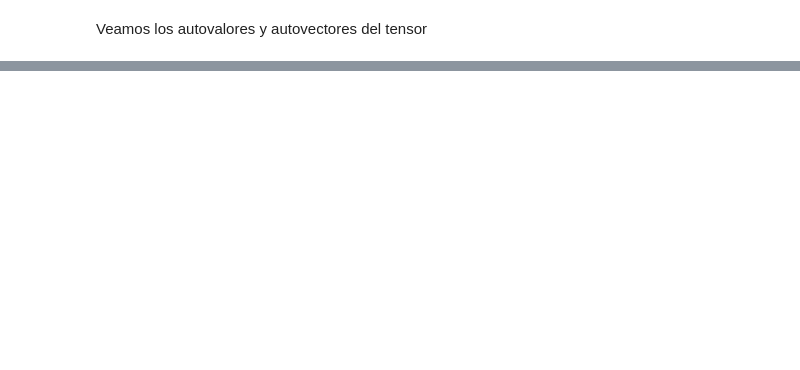
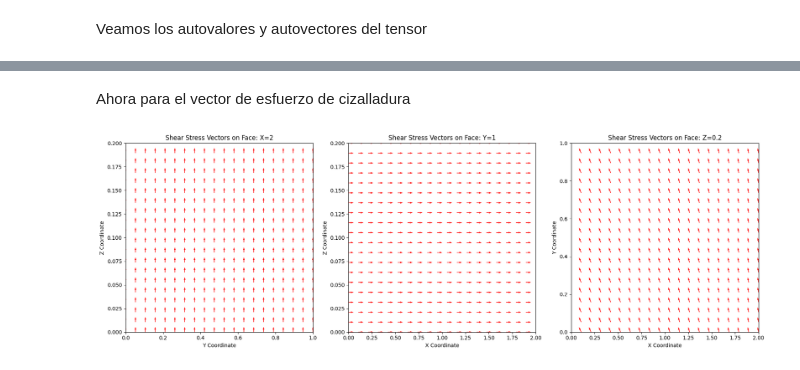
Before and after one commit to andromedalactea/Continuus_Mechanics, a Jupyter notebook: Homeworks/MCON_Tarea3_TensorDeEsfuerzosYDeformación.ipynb, the cells around one changed output, grey strips where cells are left out. Drawn from its saved outputs; the diff is of its cells as text; code cells hidden in the pictures; blank space fills up the shorter version.

```diff
--- a/Homeworks/MCON_Tarea3_TensorDeEsfuerzosYDeformación.ipynb
+++ b/Homeworks/MCON_Tarea3_TensorDeEsfuerzosYDeformación.ipynb
@@ -603,0 +716,51 @@ La siguiente función generliza este proceso de rotación y diagonalización par
+# %% [markdown]
+Ahora para el vector de esfuerzo de cizalladura
+# %%
+# Función para calcular el vector de esfuerzo de cizalladura y generar un mapa de campo vectorial
+def shear_stress_vector_field(sigma, n_vector, x_range, y_range, const_value, subplot_pos, fixed_var):
+
+    n = sp.Matrix(n_vector)
+    t_n = sigma * n
+    sigma_n = t_n.dot(n)
+    tau_n = t_n - sigma_n * n
+
+    # Variables para el gráfico
+    x_var, y_var = {X, Y, Z} - {fixed_var} # Eliminar la variable fija
+    x_var, y_var = sorted([x_var, y_var], key=str)
+
+    # Convertir las expresiones simbólicas a funciones numéricas
+    tau_n_func_x = sp.lambdify((x_var, y_var), tau_n[0].subs(fixed_var, const_value))
+    tau_n_func_y = sp.lambdify((x_var, y_var), tau_n[1].subs(fixed_var, const_value))
+    tau_n_func_z = sp.lambdify((x_var, y_var), tau_n[2].subs(fixed_var, const_value))
+
+    # Crear un grid de valores para las variables libres
+    x_vals = np.linspace(*x_range, 20)
+    y_vals = np.linspace(*y_range, 20)
+    X_vals, Y_vals = np.meshgrid(x_vals, y_vals)
+
+    # Evaluar las funciones en el grid
+    Tau_n_vals_x = tau_n_func_x(X_vals, Y_vals)
+    Tau_n_vals_y = tau_n_func_y(X_vals, Y_vals)
+    # Tau_n_vals_z = tau_n_func_z(X_vals, Y_vals)
+
+    # Crear un mapa de campo vectorial
+    ax = plt.subplot(1, 3, subplot_pos)
+    ax.quiver(X_vals, Y_vals, Tau_n_vals_x, Tau_n_vals_y, color='r')
+    ax.set_title(f"Shear Stress Vectors on Face: {fixed_var}={const_value}")
+    ax.set_xlabel(f"{x_var} Coordinate")
+    ax.set_ylabel(f"{y_var} Coordinate")
+    ax.set_xlim(x_range)
+    ax.set_ylim(y_range)
+
+# Crear una figura grande para todos los subplots
+plt.figure(figsize=(18, 6))
+
+# Elegir tres caras: X=2, Y=1, Z=0.2
+shear_stress_vector_field(stress_tensor, [1, 0, 0], (0, 1), (0, 0.2), 2, 1, X)   # X = 2
+shear_stress_vector_field(stress_tensor, [0, 1, 0], (0, 2), (0, 0.2), 1, 2, Y)   # Y = 1
+shear_stress_vector_field(stress_tensor, [0, 0, 1], (0, 2), (0, 1), 0.2, 3, Z)   # Z = 0.2
+
+plt.tight_layout()
+plt.show()
+# %% [output]
+[figure, added]
```
Also changed, not shown: parts of 24 cells of this notebook, 1 other file.
